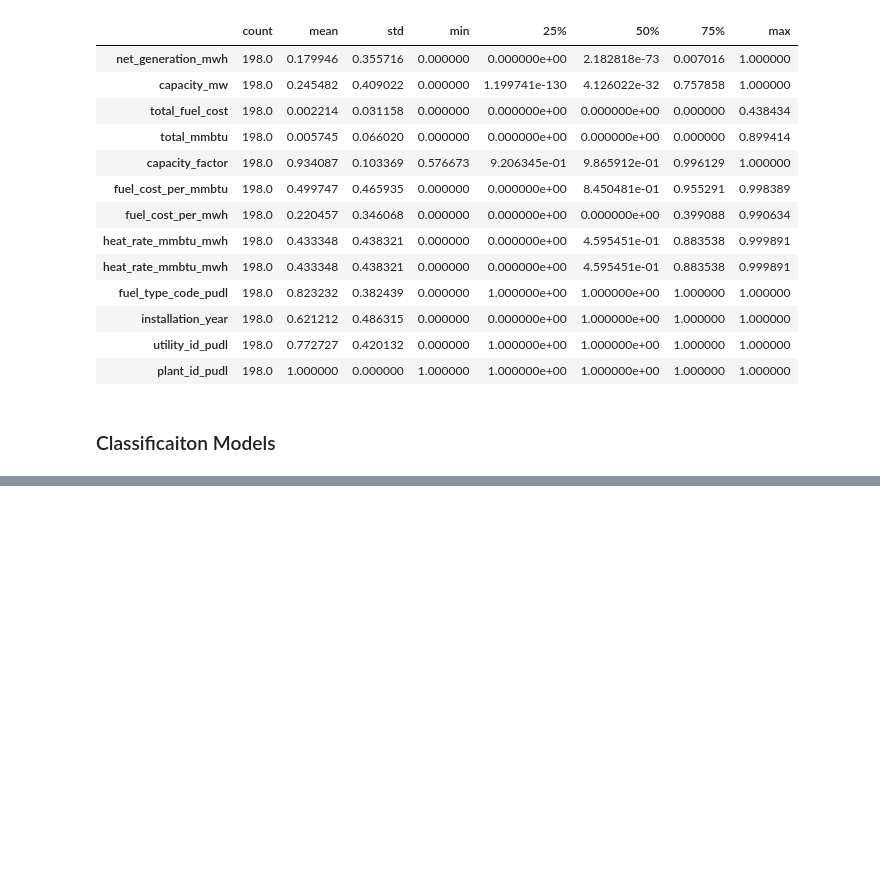
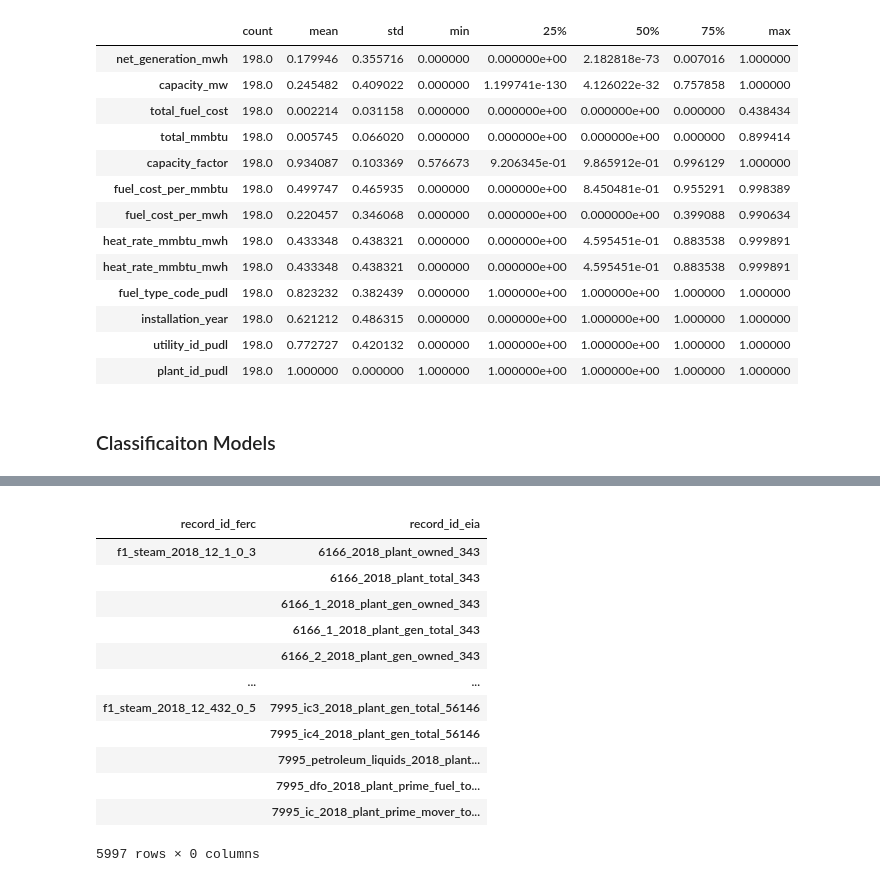
Before and after one commit to catalyst-cooperative/rmi-ferc1-eia, a Jupyter notebook: notebooks/ferc_eia_connections.ipynb, the cells around one changed output, grey strips where cells are left out. Saved outputs shown, nothing was run; the diff lists cells and outputs as text; code cells hidden in the pictures; blank space fills up the shorter version.

```diff
--- a/notebooks/ferc_eia_connections.ipynb
+++ b/notebooks/ferc_eia_connections.ipynb
@@ -447,0 +375,20 @@ MultiIndex([(89874, 89876),
+# %%
+# this step is getting preditions on all of the possible matches based on the last run model above...
+# rn this is mostly to test whether a fit model will option results on the full set of features
+predict_all = lrc.predict(features_all)
+pd.DataFrame(index=predict_all)
+# %% [output]
+|  |  |
+| record_id_ferc | record_id_eia |
+| f1_steam_2018_12_1_0_3 | 6166_2018_plant_owned_343 |
+|  | 6166_2018_plant_total_343 |
+|  | 6166_1_2018_plant_gen_owned_343 |
+|  | 6166_1_2018_plant_gen_total_343 |
+|  | 6166_2_2018_plant_gen_owned_343 |
+| ... | ... |
+| f1_steam_2018_12_432_0_5 | 7995_ic3_2018_plant_gen_total_56146 |
+|  | 7995_ic4_2018_plant_gen_total_56146 |
+|  | 7995_petroleum_liquids_2018_plant... |
+|  | 7995_dfo_2018_plant_prime_fuel_to... |
+|  | 7995_ic_2018_plant_prime_mover_to... |
+5997 rows × 0 columns
```
Also changed, not shown: parts of 26 cells of this notebook, 2 other files.
